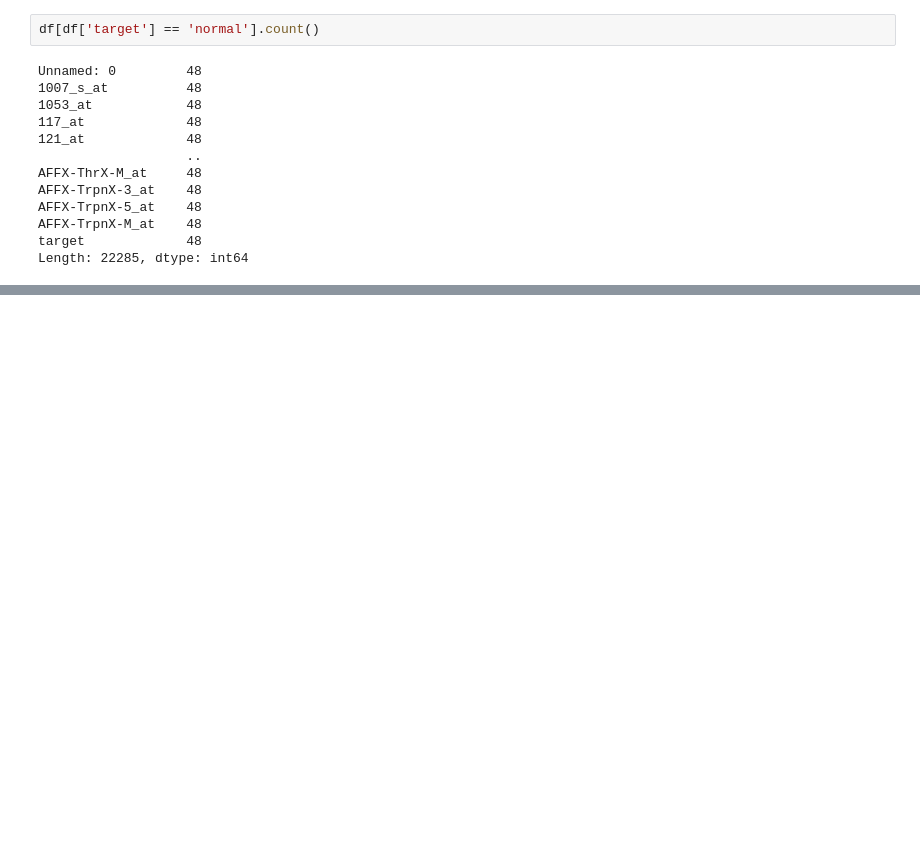
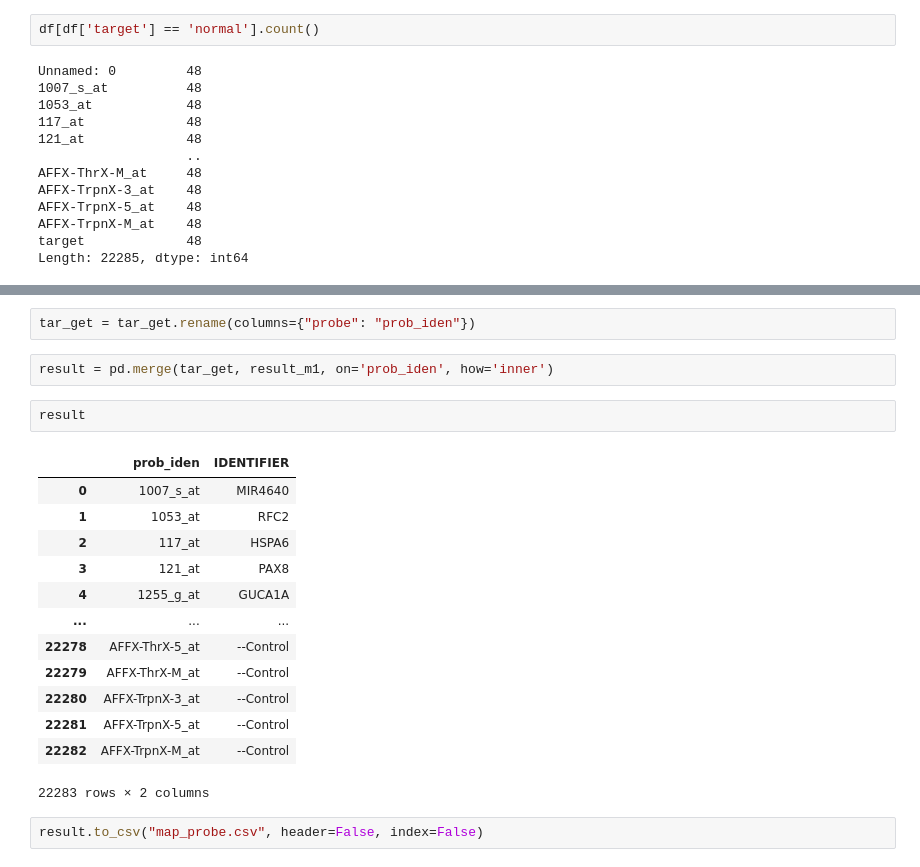
Before and after one commit to tanaratsaehia/AIforBioinformatics, a Jupyter notebook: dataset.ipynb, the cells around one changed output, grey strips where cells are left out. Cells and saved outputs as stored; diff of their text form; blank space fills up the shorter version.

```diff
--- a/dataset.ipynb
+++ b/dataset.ipynb
@@ -108,0 +246,22 @@ Length: 22285, dtype: int64
+# %%
+tar_get = tar_get.rename(columns={"probe": "prob_iden"})
+# %%
+result = pd.merge(tar_get, result_m1, on='prob_iden', how='inner')
+# %%
+result
+# %% [output]
+|  | prob_iden | IDENTIFIER |
+| 0 | 1007_s_at | MIR4640 |
+| 1 | 1053_at | RFC2 |
+| 2 | 117_at | HSPA6 |
+| 3 | 121_at | PAX8 |
+| 4 | 1255_g_at | GUCA1A |
+| ... | ... | ... |
+| 22278 | AFFX-ThrX-5_at | --Control |
+| 22279 | AFFX-ThrX-M_at | --Control |
+| 22280 | AFFX-TrpnX-3_at | --Control |
+| 22281 | AFFX-TrpnX-5_at | --Control |
+| 22282 | AFFX-TrpnX-M_at | --Control |
+22283 rows × 2 columns
+# %%
+result.to_csv("map_probe.csv", header=False, index=False)
```
Also changed, not shown: parts of 19 cells of this notebook, 1 other file.
